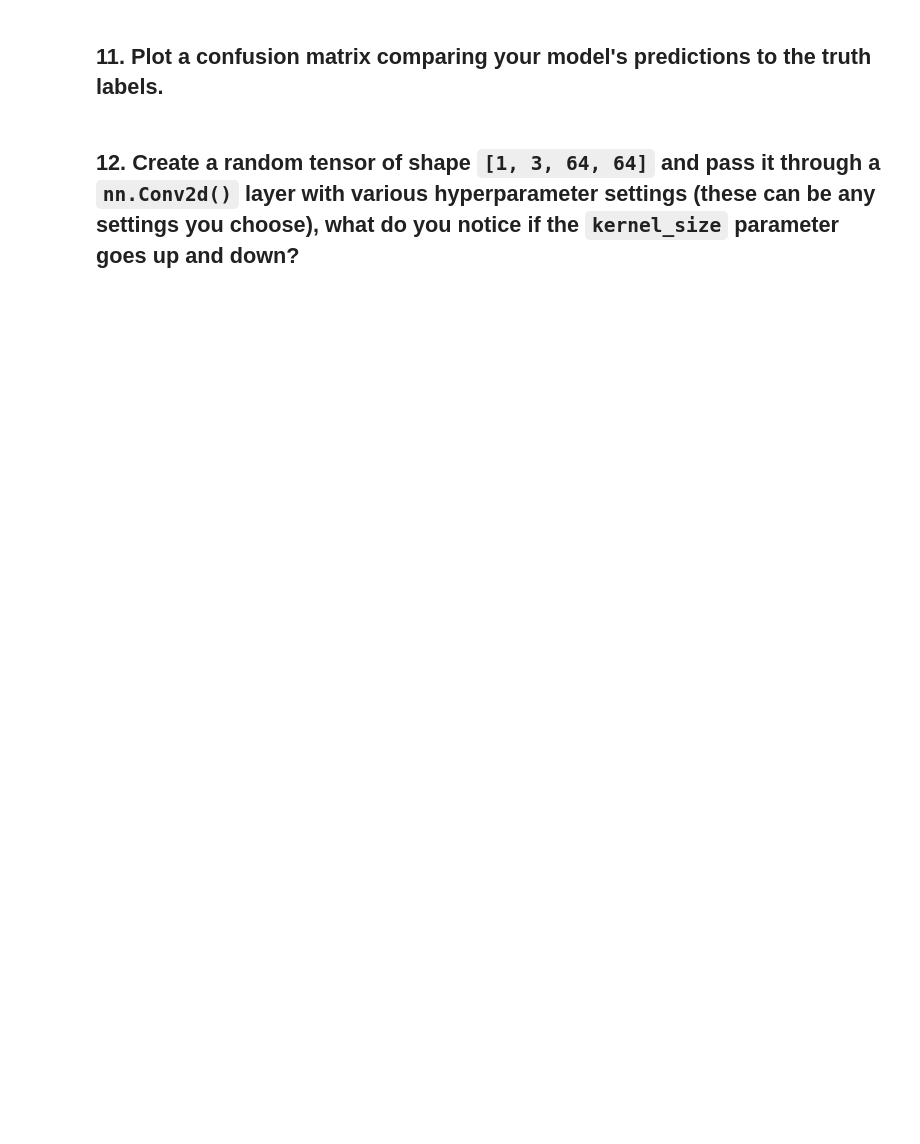
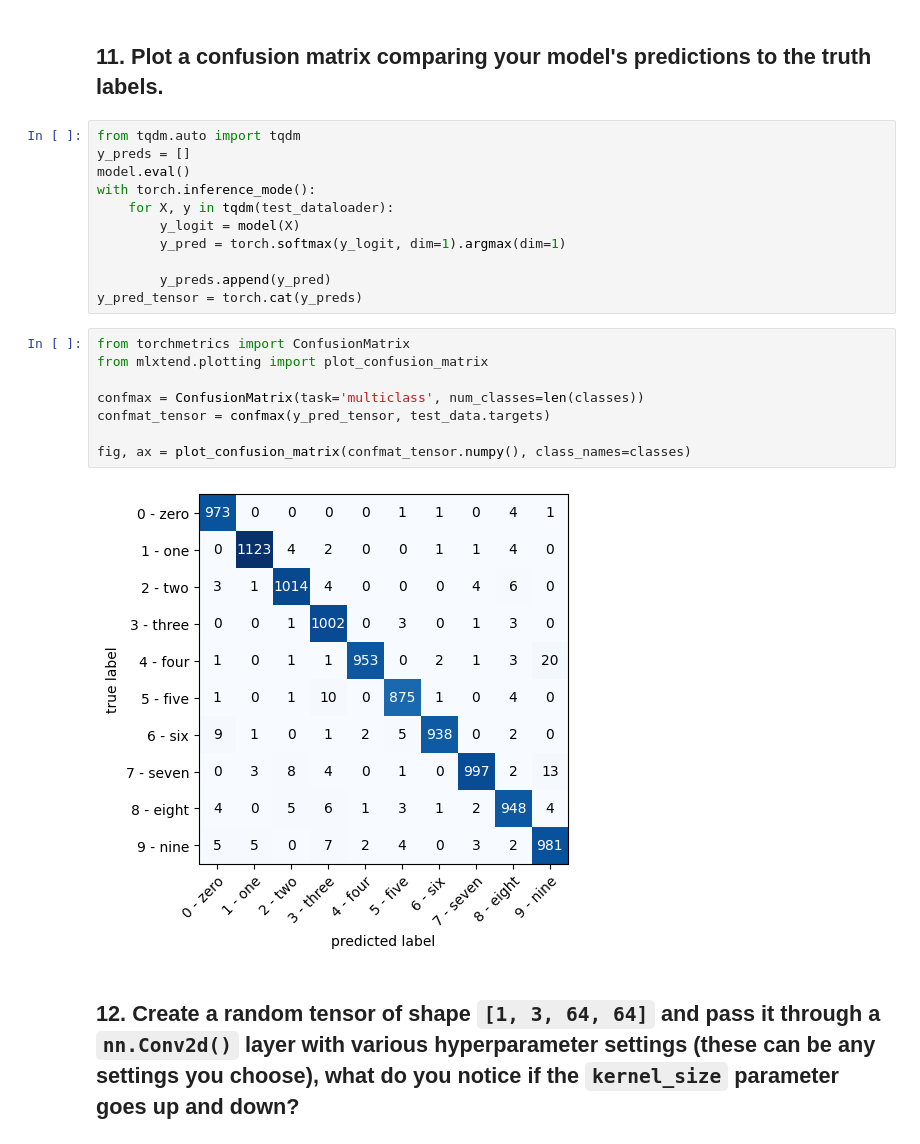
Before and after one commit to DinhXuanKhuong/Playing-around-with-Pytorch, a Jupyter notebook: Learn/exercises/03_pytorch_computer_vision_exercises.ipynb, the cells around one changed output. Drawn from its saved outputs; the diff is of its cells as text; blank space fills up the shorter version.

```diff
--- a/Learn/exercises/03_pytorch_computer_vision_exercises.ipynb
+++ b/Learn/exercises/03_pytorch_computer_vision_exercises.ipynb
@@ -201,4 +349,25 @@ len(train_dataloader), len(test_dataloader)
 # %% [markdown]
 ## 11. Plot a confusion matrix comparing your model's predictions to the truth labels.
+# %%
+from tqdm.auto import tqdm
+y_preds = []
+model.eval()
+with torch.inference_mode():
+    for X, y in tqdm(test_dataloader):
+        y_logit = model(X)
+        y_pred = torch.softmax(y_logit, dim=1).argmax(dim=1)
+
+        y_preds.append(y_pred)
+y_pred_tensor = torch.cat(y_preds)
+# %%
+from torchmetrics import ConfusionMatrix
+from mlxtend.plotting import plot_confusion_matrix
+
+confmax = ConfusionMatrix(task='multiclass', num_classes=len(classes))
+confmat_tensor = confmax(y_pred_tensor, test_data.targets)
+
+fig, ax = plot_confusion_matrix(confmat_tensor.numpy(), class_names=classes)
+# %% [output]
+[figure, added]
 # %% [markdown]
 ## 12. Create a random tensor of shape `[1, 3, 64, 64]` and pass it through a `nn.Conv2d()` layer with various hyperparameter settings (these can be any settings you choose), what do you notice if the `kernel_size` parameter goes up and down?
```
Also changed, not shown: parts of 20 cells of this notebook, 1 other file.
